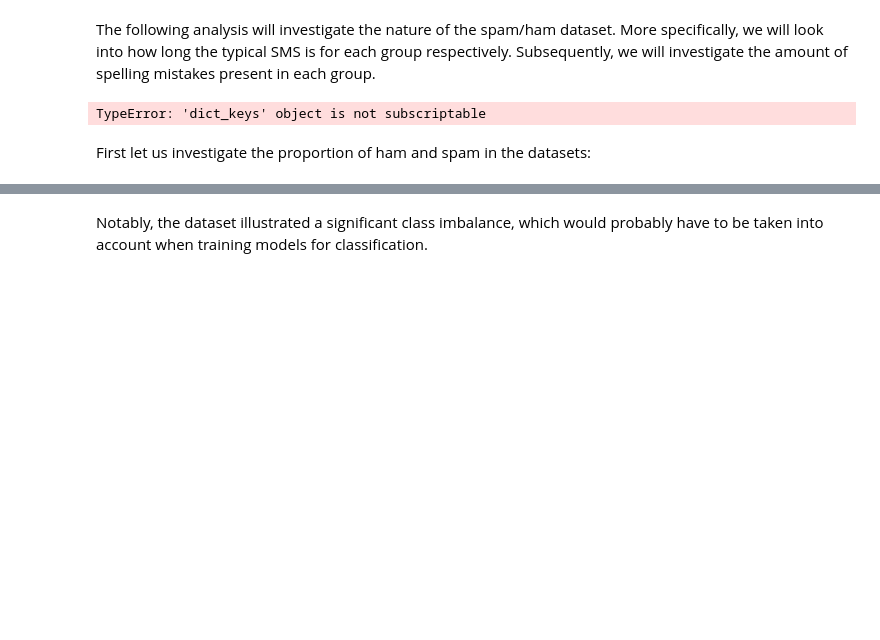
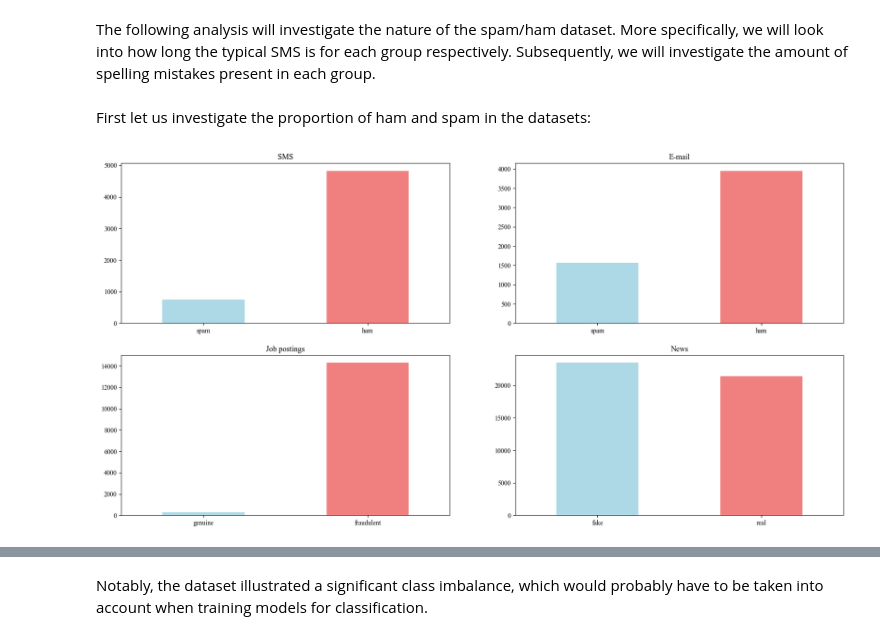
Before and after one commit to Ne0-1/02807-project, a Jupyter notebook: src/s194244.ipynb, the cells around one changed output, grey strips where cells are left out. Saved outputs shown, nothing was run; the diff lists cells and outputs as text; code cells hidden in the pictures; blank space fills up the shorter version.

```diff
--- a/src/s194244.ipynb
+++ b/src/s194244.ipynb
@@ -69,10 +69,10 @@ from ast import literal_eval
 
 datasets = ['clean_spam.csv', 'clean_completeSpamAssassin.csv', 'clean_Job_postings.csv', 'clean_NEWS.csv']
 
-dfs = {'clean_spam.csv': {'data': [], 'spam': [], 'ham': []},
-       'clean_completeSpamAssassin.csv': {'data': [], 'spam': [], 'ham': []},
-       'clean_Job_postings.csv': {'data': [], 'fraudulent': [], 'genuine': []},
-       'clean_NEWS.csv': {'data': [], 'fake': [], 'real': []}}
+dfs = {'clean_spam.csv': {'data': [], 'spam': [], 'ham': [], 'type': 'SMS'},
+       'clean_completeSpamAssassin.csv': {'data': [], 'spam': [], 'ham': [], 'type': 'E-mail'},
+       'clean_Job_postings.csv': {'data': [], 'fraudulent': [], 'genuine': [], 'type': 'Job postings'},
+       'clean_NEWS.csv': {'data': [], 'fake': [], 'real': [], 'type': 'News'}}
 
 for dataset in datasets:
 
@@ -83,8 +83,6 @@ for dataset in datasets:
     df['len'] = df.tokens.str.len()
 
     # Saving data, and the classes into dictionary
-    dfs[dataset]['data'].append(df)
-    dfs[dataset]['spam'].append(df[df.label==dfs[dataset].keys()[1]])
-    dfs[dataset]['spam'].append(df[df.label==dfs[dataset].keys()[2]])
+    dfs[dataset]['data'] = df
+    dfs[dataset][list(dfs[dataset].keys())[1]] = df[df.label==list(dfs[dataset].keys())[1]]
+    dfs[dataset][list(dfs[dataset].keys())[2]] = df[df.label==list(dfs[dataset].keys())[2]]
-# %% [output]
-TypeError: 'dict_keys' object is not subscriptable
@@ -93,11 +89,12 @@ dfs['dataset'].keys()
-# %% [markdown]
-First let us investigate the proportion of ham and spam in the datasets:
+# %% [markdown]
+First let us investigate the proportion of ham and spam in the datasets:
 # %%
+fig, axs = plt.subplots(nrows = 2, ncols = 2, figsize=(20,10), dpi=100)
 
+for i, ax in enumerate(axs.flat):
 
-    df_spam = df[df.label=='spam']
-    df_ham = df[df.label=='ham']
+    dfs[datasets[i]]['data'].label.value_counts(sort=False).plot(kind='bar', ax=ax, color=['lightblue', 'lightcoral'], rot=0, title=dfs[datasets[i]]['type'])
 
-    fig, ax = plt.subplots(figsize=(10,5), dpi=100)
-    df.label.value_counts().plot(kind='bar', ax=ax, color=['lightblue', 'lightcoral'])
-    plt.show()
+plt.show()
+# %% [output]
+[figure, added]
```
Also changed, not shown: parts of 12 cells of this notebook, 3 other files.
